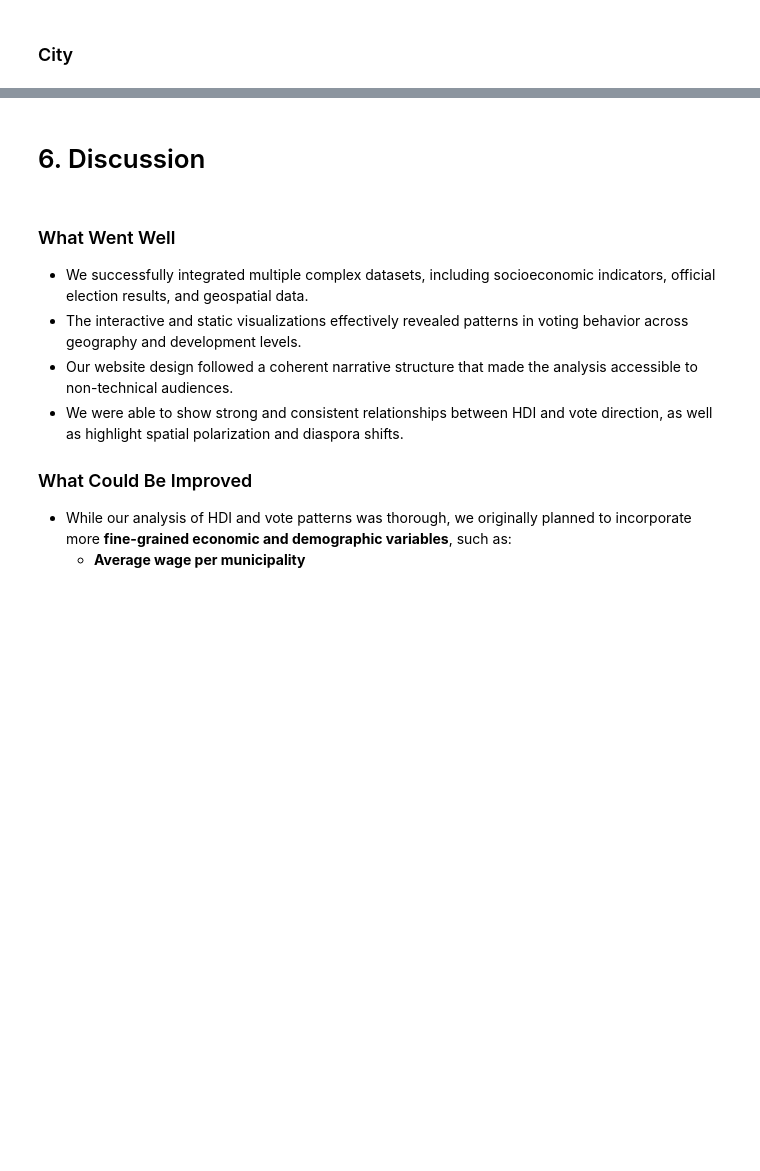
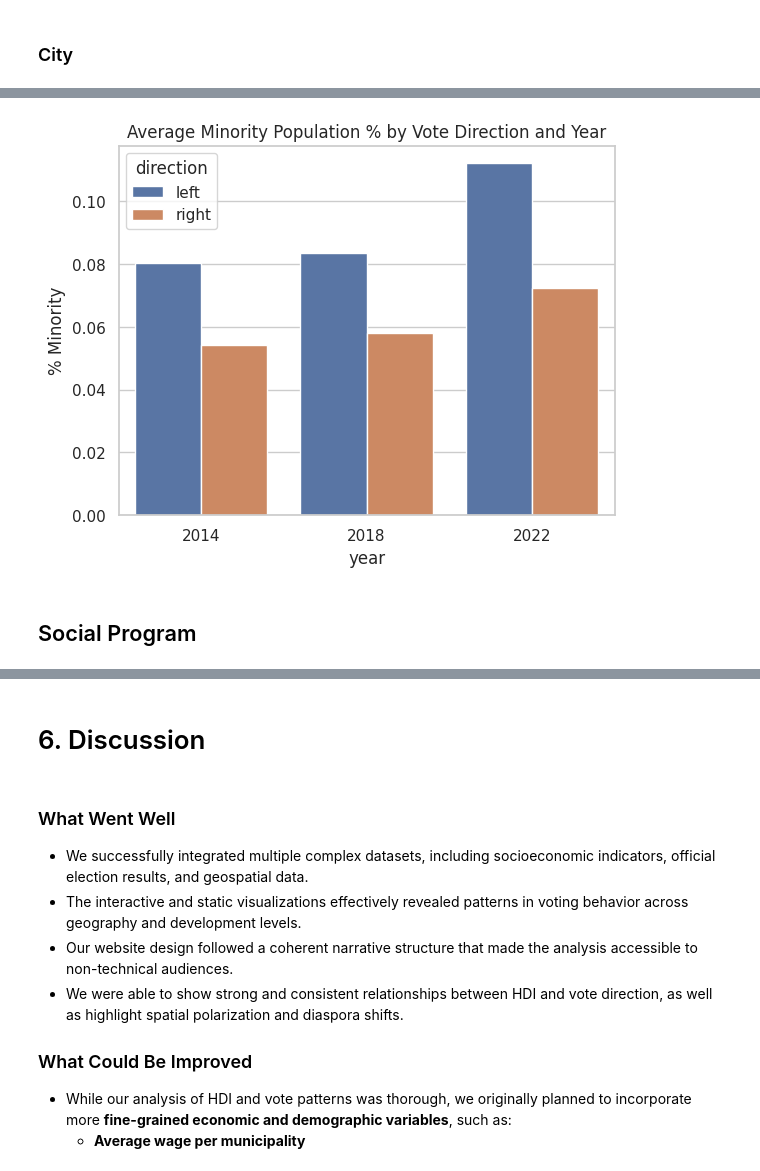
Before and after one commit to alonakonst/alonakonst.github.io, a Jupyter notebook: notebook.ipynb, the cells around one changed output, grey strips where cells are left out. Drawn from its saved outputs; the diff is of its cells as text; code cells hidden in the pictures; blank space fills up the shorter version.

```diff
--- a/notebook.ipynb
+++ b/notebook.ipynb
@@ -1321,0 +1710,12 @@ print(f"wrote: {path}")
+# %%
+avg_minority = full_df.groupby(['year', 'direction'])['Minority_pct'].mean().reset_index()
+
+sns.barplot(data=avg_minority, x='year', y='Minority_pct', hue='direction')
+plt.title("Average Minority Population % by Vote Direction and Year")
+plt.ylabel("% Minority")
+plt.savefig("assets/average_minority_population.png", dpi=300, bbox_inches="tight")
+plt.show()
+# %% [output]
+[figure, added]
+# %% [markdown]
+## Social Program
```
Also changed, not shown: parts of 57 cells of this notebook, 13 other files.
